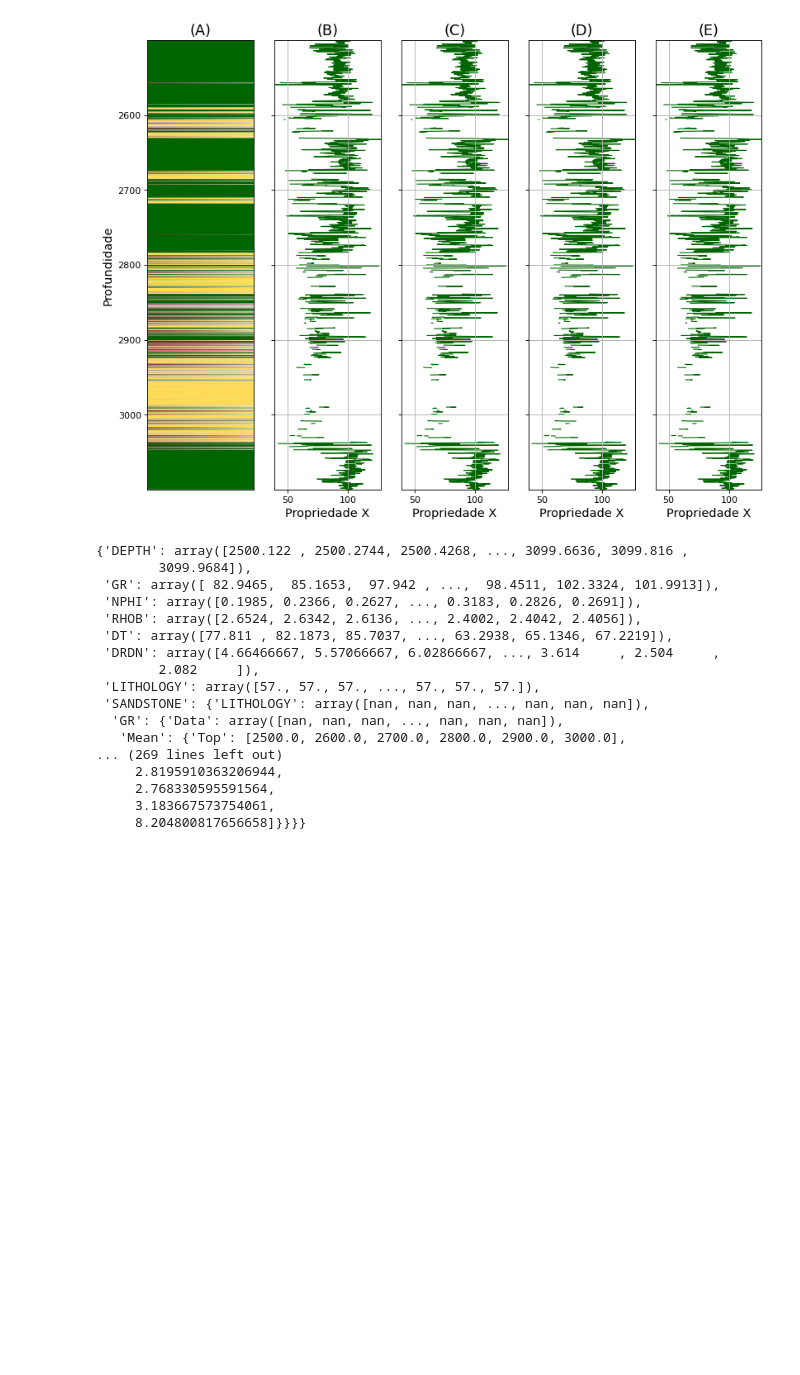
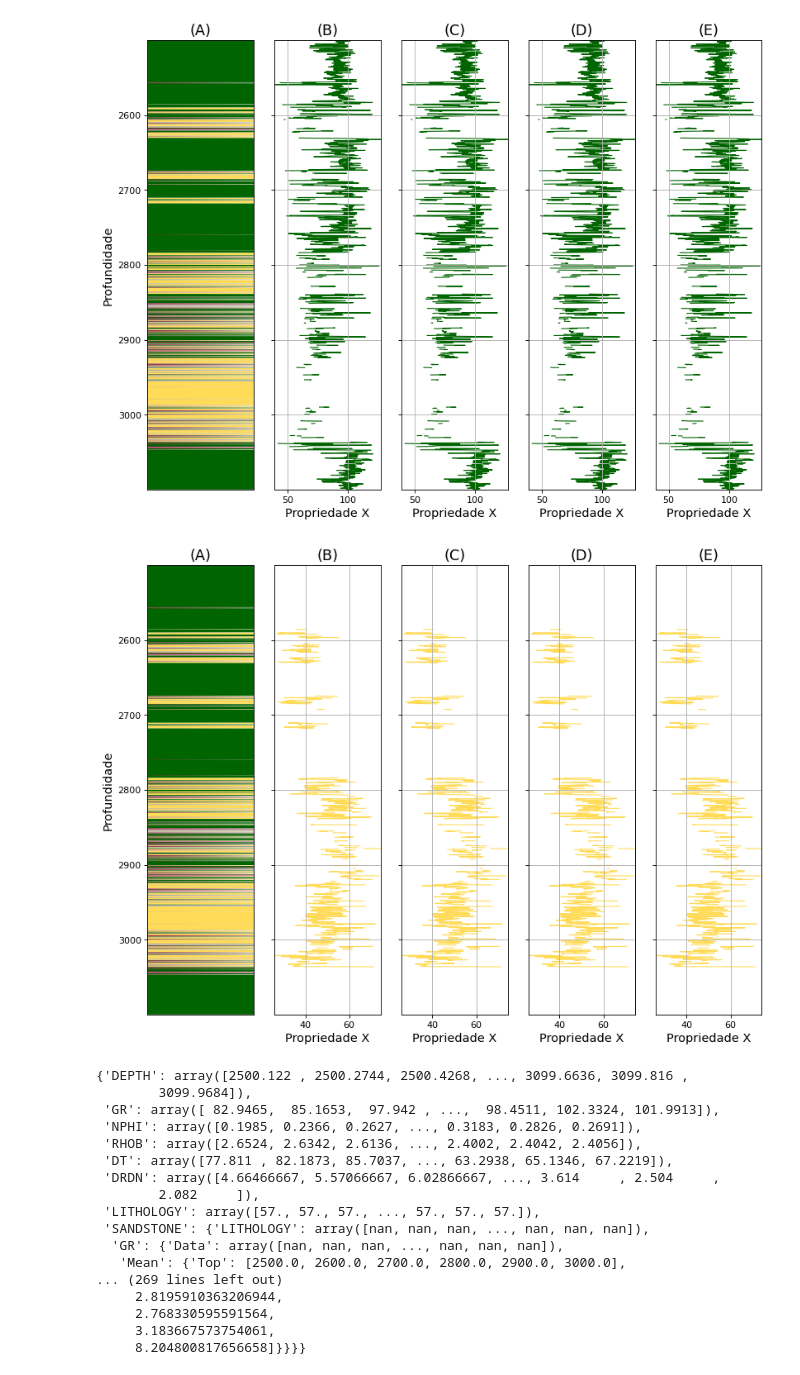
Before and after one commit to rmotadutra/PFG_2020, a Jupyter notebook: codes/SeparateLithologyFigure.ipynb, the cells around one changed output. Saved outputs shown, nothing was run; the diff lists cells and outputs as text; code cells hidden in the pictures; blank space fills up the shorter version.

```diff
--- a/codes/SeparateLithologyFigure.ipynb
+++ b/codes/SeparateLithologyFigure.ipynb
@@ -119,3 +171,19 @@ grafico.plot_s(4, separate_28D['SHALE']['GR'], separate_28D['DEPTH'], {'cor':cor
 [figure]
 # %%
 grafico.salvar('../image/janelavertical.png', resolucao=300)
+# %%
+grafico = perfis.plotagem(5, usuario_perfis)
+
+grafico.plot_l(0, separate_28D['LITHOLOGY'], separate_28D['DEPTH'], relacao_cor = cores, padrao_local = {'descricao_y':'Profundidade', 'descricao_x':'', 'titulo':'(A)', 'minimo_x': 0, 'maximo_x': 10})
+grafico.plot_s(1, separate_28D['SANDSTONE']['GR'], separate_28D['DEPTH'], {'cor':cores[49][0], 'descricao_x':'Propriedade X', 'titulo':'(B)','ordem_z':-1})
+
+#grafico.plot_l(2, separate_28D['SHALE']['LITHOLOGY'], separate_28D['DEPTH'], relacao_cor = cores, padrao_local = {'descricao_y':'Profundidade', 'descricao_x':'', 'minimo_x': 0, 'maximo_x': 10})
+grafico.plot_s(2, separate_28D['SANDSTONE']['GR'], separate_28D['DEPTH'], {'cor':cores[49][0], 'descricao_x':'Propriedade X', 'titulo':'(C)','ordem_z':-1})
+
+#grafico.plot_l(4, separate_28D['SANDSTONE']['LITHOLOGY'], separate_28D['DEPTH'], relacao_cor = cores, padrao_local = {'descricao_y':'Profundidade', 'descricao_x':'', 'minimo_x': 0, 'maximo_x': 10})
+grafico.plot_s(3, separate_28D['SANDSTONE']['GR'], separate_28D['DEPTH'], {'cor':cores[49][0], 'descricao_x':'Propriedade X', 'titulo':'(D)','ordem_z':-1})
+
+#grafico.plot_l(6, separate_28D['SILTITE']['LITHOLOGY'], separate_28D['DEPTH'], relacao_cor = cores, padrao_local = {'descricao_y':'Profundidade', 'descricao_x':'', 'minimo_x': 0, 'maximo_x': 10})
+grafico.plot_s(4, separate_28D['SANDSTONE']['GR'], separate_28D['DEPTH'], {'cor':cores[49][0], 'descricao_x':'Propriedade X', 'titulo':'(E)','ordem_z':-1})
+# %% [output]
+[figure, added]
```
Also changed, not shown: parts of 17 cells of this notebook, 1 other file.
